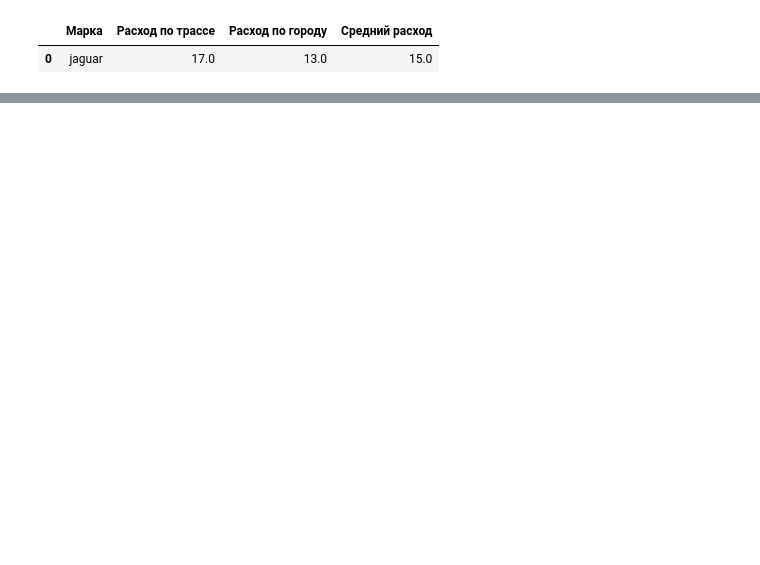
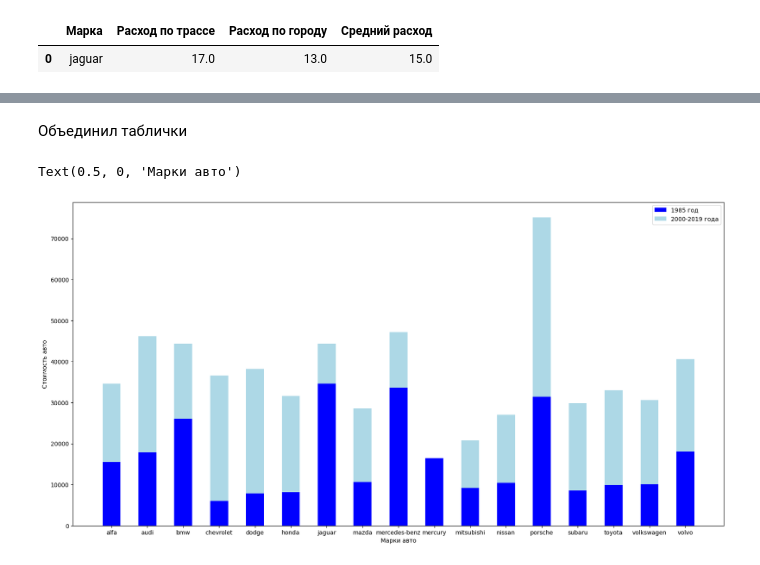
Before and after one commit to DipoPY/DSIS_summer, a Jupyter notebook: summer_dz.ipynb, the cells around one changed output, grey strips where cells are left out. Cells and saved outputs as stored; diff of their text form; code cells hidden in the pictures; blank space fills up the shorter version.

```diff
--- a/summer_dz.ipynb
+++ b/summer_dz.ipynb
@@ -202,0 +234,17 @@ df.head(1) # автомобиль с минимальных
+# %%
+import locale
+locale.setlocale( locale.LC_ALL, 'en_US.UTF-8' )
+
+dict = {'Марка':[],
+        'Стоимость':[]
+       }
+
+df2 = pd.DataFrame(dict)
+for i in range(len(data2)):
+    make = data2['Make'].loc[data2.index[i]].lower()
+    price = data2['Price'].loc[data2.index[i]]
+    if price != 'Not Priced':
+        df3 = {'Марка': make, 'Стоимость': int(locale.atoi(price[1:]))}
+        df2 = pd.concat([df2, pd.DataFrame([df3])], ignore_index=True)
+display(df2)
+display(df_price)
@@ -202,0 +280,5 @@ df.head(1) # автомобиль с минимальных
+# %%
+df_price = df_price.groupby("Марка").mean()
+df_price = df_price.rename(columns = {'Стоимость' : 'Стоимость 1985'})
+df_price = df_price.rename({'alfa-romero' : 'alfa'})
+display(df_price)
@@ -202,0 +304,4 @@ df.head(1) # автомобиль с минимальных
+# %%
+df2 = df2.rename(columns = {'Стоимость' : 'Стоимость 2000+'})
+df2 = df2.groupby("Марка").mean()
+display(df2)
@@ -202,0 +329,3 @@ df.head(1) # автомобиль с минимальных
+# %%
+result = pd.concat([df_price, df2], axis=1, join='inner')
+display(result)
@@ -202,0 +352,20 @@ df.head(1) # автомобиль с минимальных
+# %% [markdown]
+Объединил таблички
+# %%
+fig = plt.figure(figsize=(20, 10))
+ax = plt.subplot()
+d = list(result.index)
+rect2 = plt.bar(d, 'Стоимость 2000+', width=0.5, color='lightblue', data=result)
+rect1 = plt.bar(d, 'Стоимость 1985', width=0.5, color='blue', data=result)
+
+
+
+
+plt.legend((rect1[0], rect2[0]), ('1985 год', '2000-2019 года'))
+
+
+ax.set_ylabel('Стоимость авто')
+ax.set_xlabel('Марки авто')
+# %% [output]
+Text(0.5, 0, 'Марки авто')
+[figure, added]
```
Also changed, not shown: parts of 20 cells of this notebook, 1 other file.
